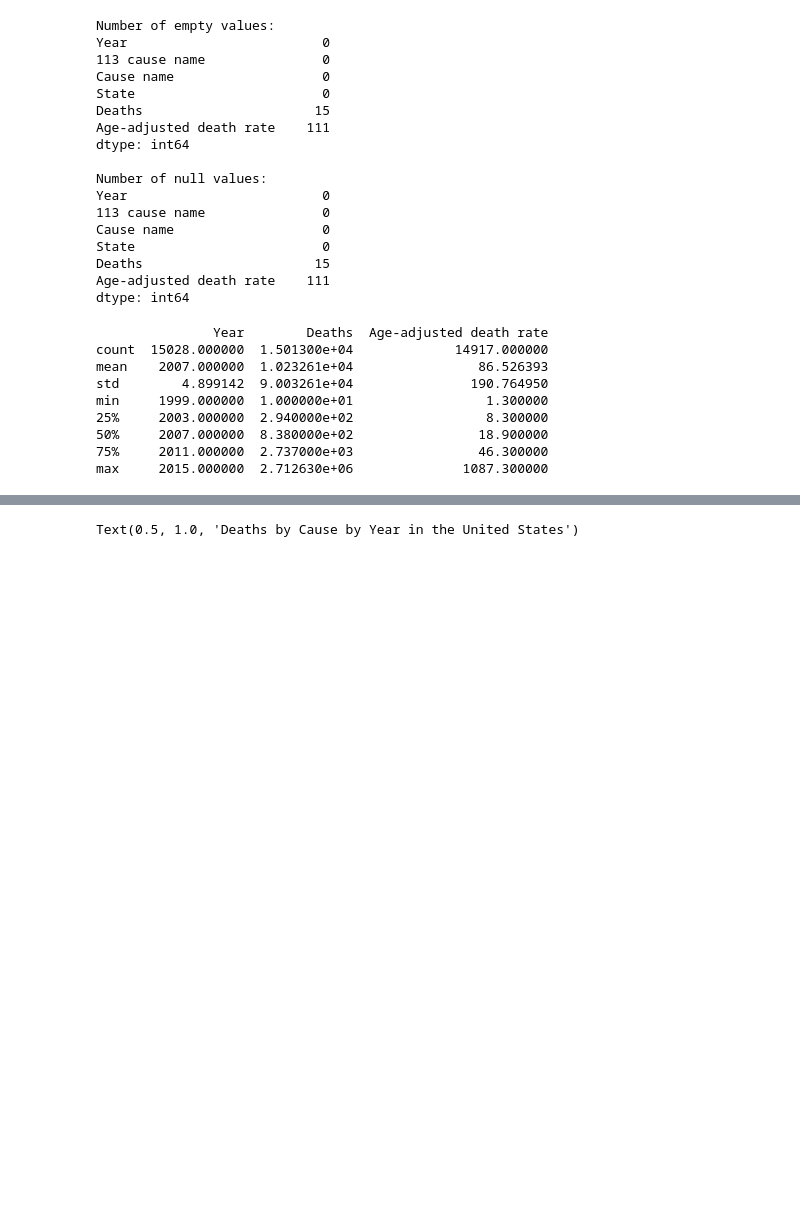
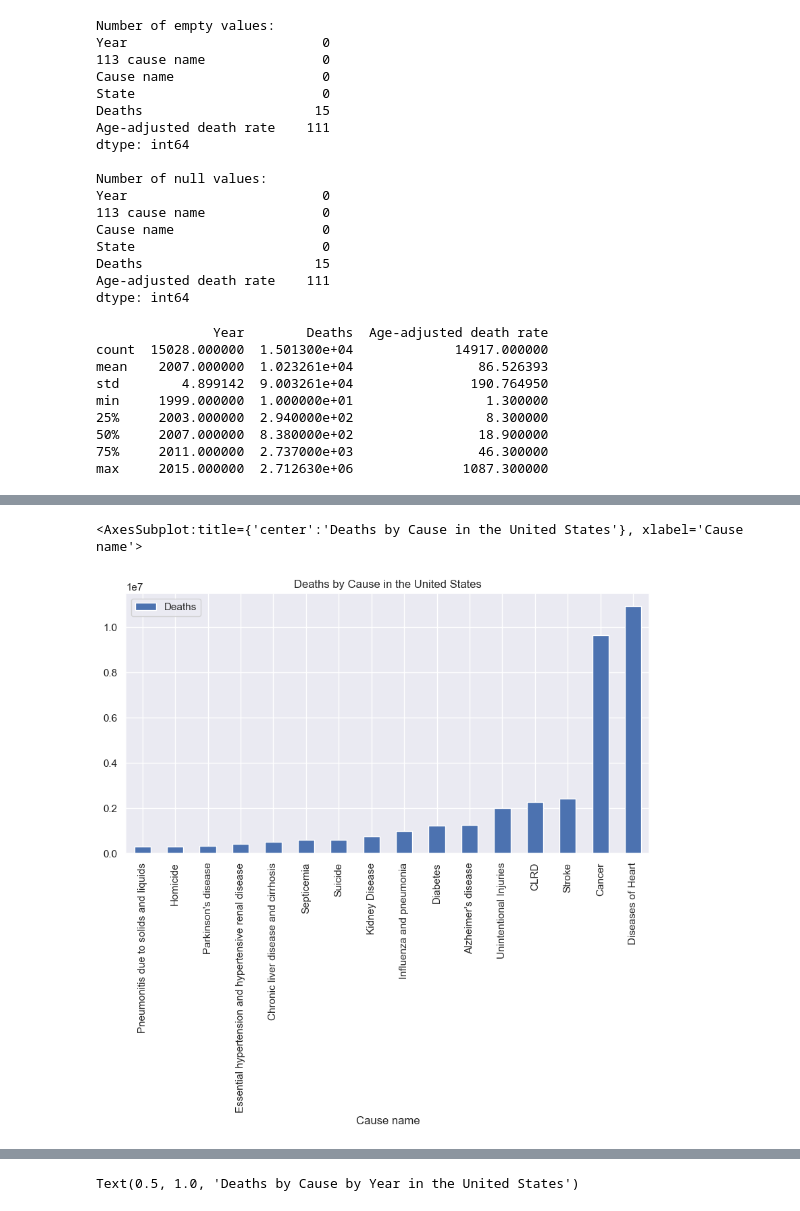
Before and after one commit to mattlehrer/research_methods_assignment_6, a Jupyter notebook: Assignment6_Group_C.ipynb, the cells around one changed output, grey strips where cells are left out. Saved outputs shown, nothing was run; the diff lists cells and outputs as text; code cells hidden in the pictures; blank space fills up the shorter version.

```diff
--- a/Assignment6_Group_C.ipynb
+++ b/Assignment6_Group_C.ipynb
@@ -147,0 +143,9 @@ us_by_year.plot(kind='bar', figsize=(10, 5), title='Deaths by Year in the United
+# %%
+# Because the above chart includes "All Causes", it could be more useful and clear
+# Removing "All Causes" will show the relative scale better
+us_by_cause = us.groupby('Cause name')['Deaths'].sum().sort_values().to_frame()
+us_without_all = us_by_cause.drop('All Causes')
+us_without_all.plot(kind='bar', figsize=(10, 5), title='Deaths by Cause in the United States')
+# %% [output]
+<AxesSubplot:title={'center':'Deaths by Cause in the United States'}, xlabel='Cause name'>
+[figure, added]
```
Also changed, not shown: parts of 10 cells of this notebook.
